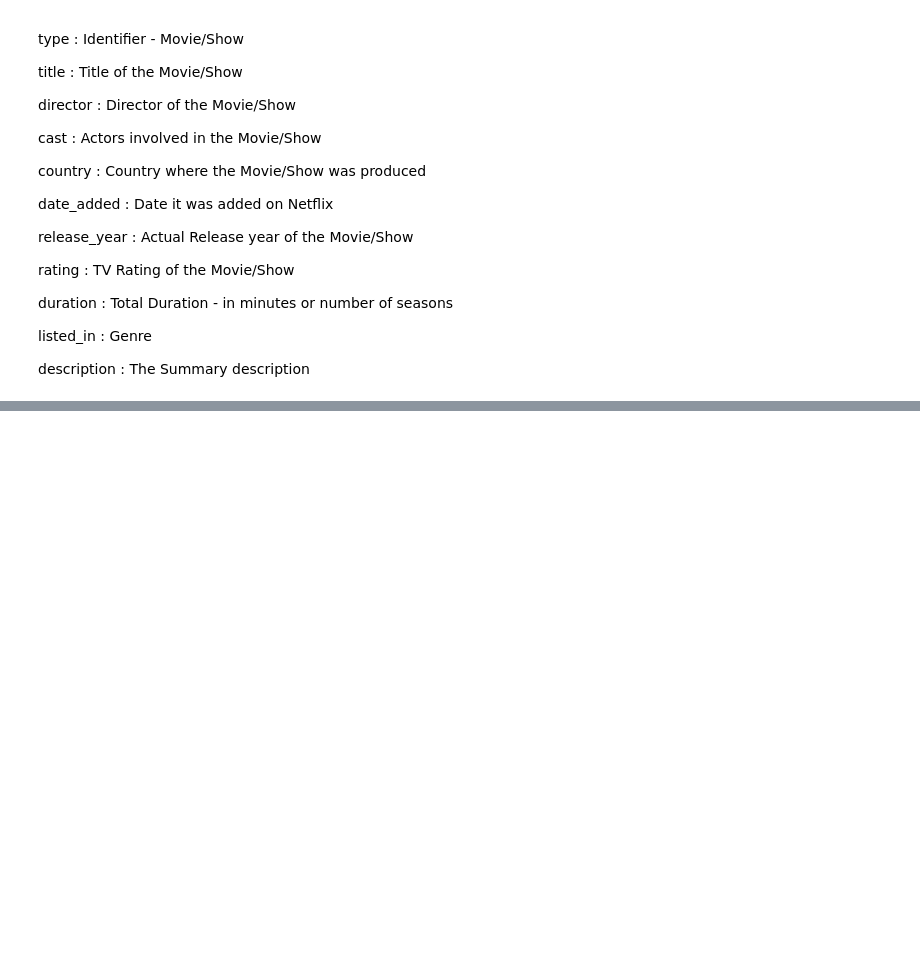
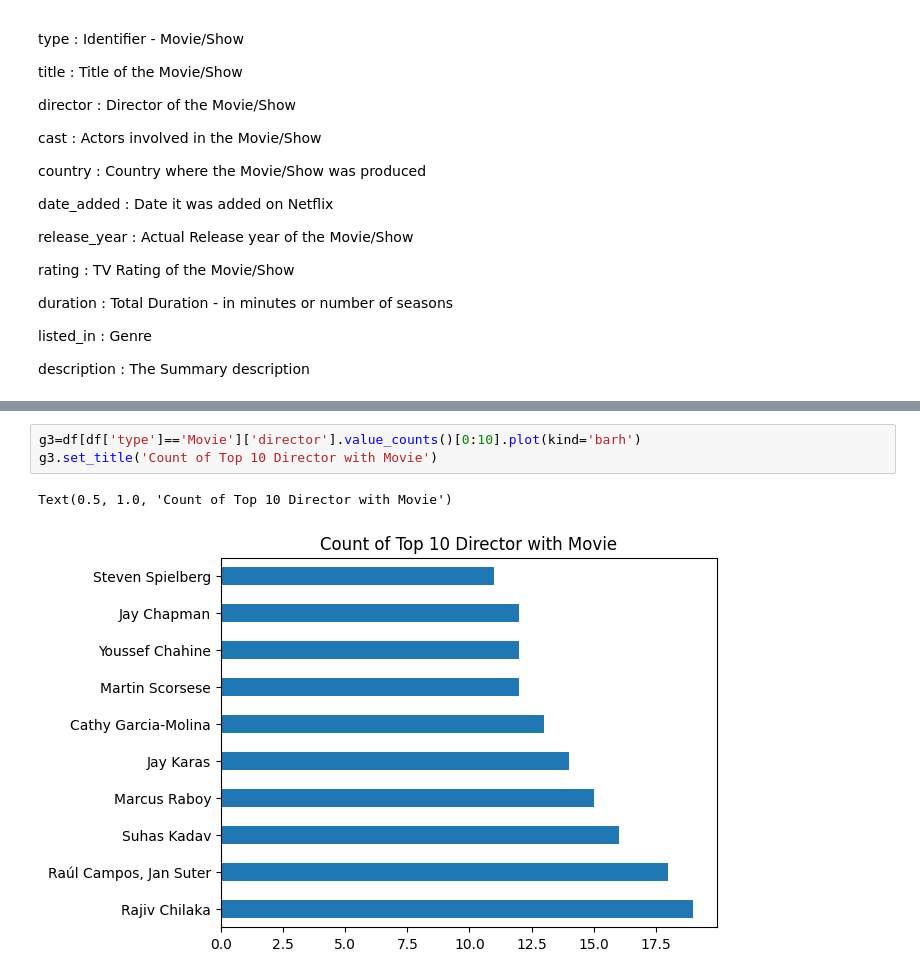
Before and after one commit to Sahilldiwan/Netflix-Movies-and-TV-Shows, a Jupyter notebook: Netflix_Movies_and_TV_Shows.ipynb, the cells around one changed output, grey strips where cells are left out. Drawn from its saved outputs; the diff is of its cells as text; blank space fills up the shorter version.

```diff
--- a/Netflix_Movies_and_TV_Shows.ipynb
+++ b/Netflix_Movies_and_TV_Shows.ipynb
@@ -175,0 +223,6 @@ description : The Summary description
+# %%
+g3=df[df['type']=='Movie']['director'].value_counts()[0:10].plot(kind='barh')
+g3.set_title('Count of Top 10 Director with Movie')
+# %% [output]
+Text(0.5, 1.0, 'Count of Top 10 Director with Movie')
+[figure, added]
```
Also changed, not shown: parts of 23 cells of this notebook.
